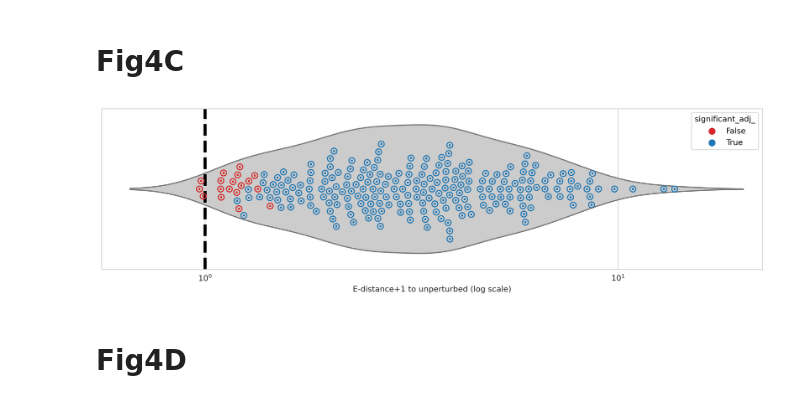
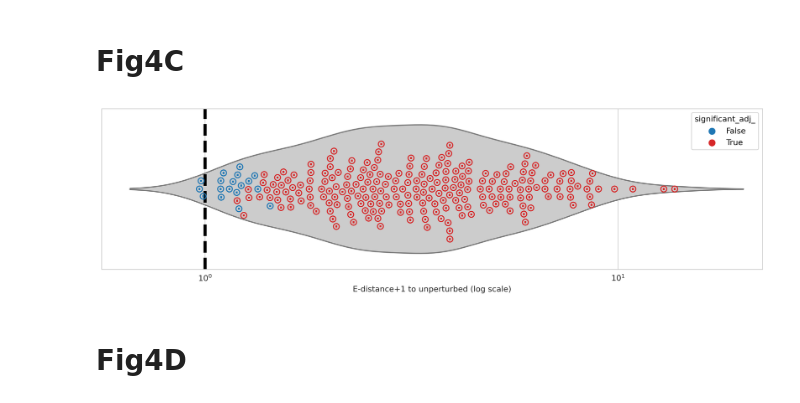
Before and after one commit to sanderlab/scPerturb, a Jupyter notebook: notebooks/Fig4.ipynb, the cells around one changed output. Saved outputs shown, nothing was run; the diff lists cells and outputs as text; code cells hidden in the pictures.

```diff
--- a/notebooks/Fig4.ipynb
+++ b/notebooks/Fig4.ipynb
@@ -166,26 +166,26 @@ estats_control.loc['control', 'significant_adj_'] = 'Unperturbed'
 # %%
 scale=0.75
 with sns.axes_style('whitegrid'):
     fig, ax = pl.subplots(figsize=[20*scale, 5*scale], dpi=300)  # [8*scale, 5*scale]
 estats_control['tmp'] = np.log10(estats_control['E-statistic']+1)
 sns.violinplot(data=estats_control.drop('control'), x='tmp', inner=None, color=".8", width=0.8)
 ax = sns.swarmplot(data=estats_control.drop('control'), x=estats_control.drop('control')['tmp'], y=['']*len(estats_control.drop('control')), size=10, marker='$\mathbf{\odot}$',
-                   edgecolors='white', linewidth=0, hue='significant_adj_', palette=['tab:red', 'tab:blue'])
+                   edgecolors='white', linewidth=0, hue='significant_adj_', palette=['tab:blue', 'tab:red'])
 pl.xlabel('E-distance+1 to unperturbed (log scale)')
 ax.axvline(0, c='black', linestyle='--', linewidth=4)
 
 # log scale x ticks
 from matplotlib import ticker as mticker
 ax.xaxis.set_major_formatter(mticker.StrMethodFormatter("$10^{{{x:.0f}}}$"))
 xmin, xmax = ax.get_xlim()
 tick_range = np.arange(0, xmax)
 ax.xaxis.set_ticks(tick_range)
 ax.xaxis.set_ticks([np.log10(x+1) for p in tick_range for x in np.linspace(10 ** p, 10 ** (p + 1), 10)], minor=True)
 ax.set_xlim([-0.25, 1.35])
 pl.savefig(f'{figure_path}/Fig4C.pdf', bbox_inches='tight')
 pl.show()
 # %% [output]
-[figure, old version]
+[figure, new version]
 # %% [markdown]
 # Fig4D
 # %%
```
Also changed, not shown: 5 other files.
